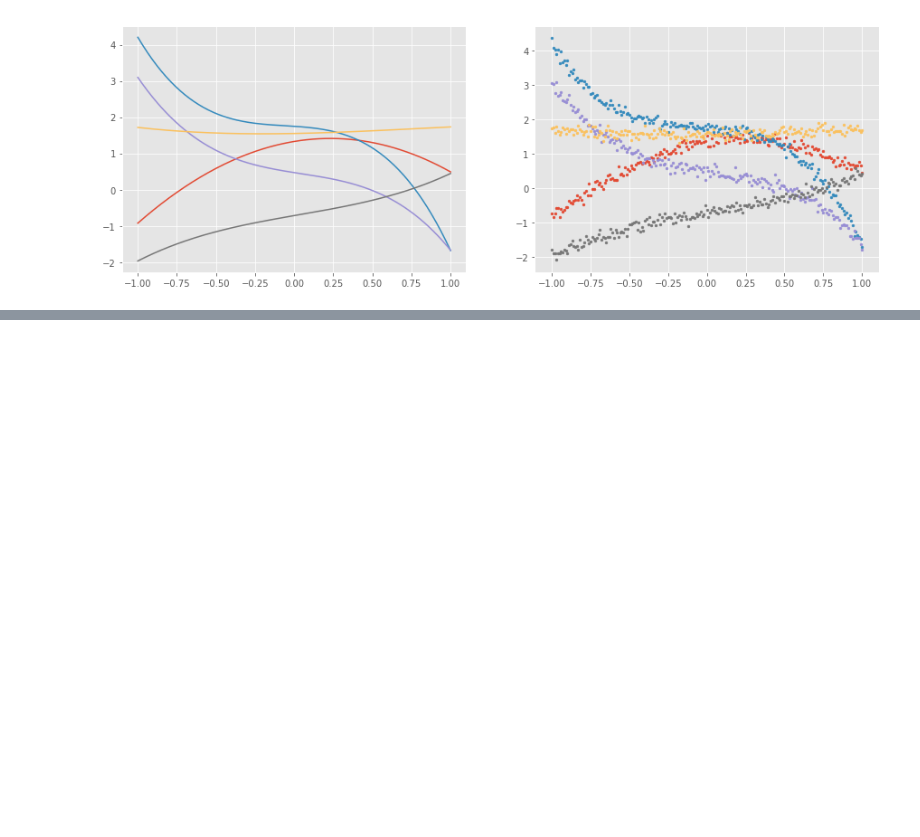
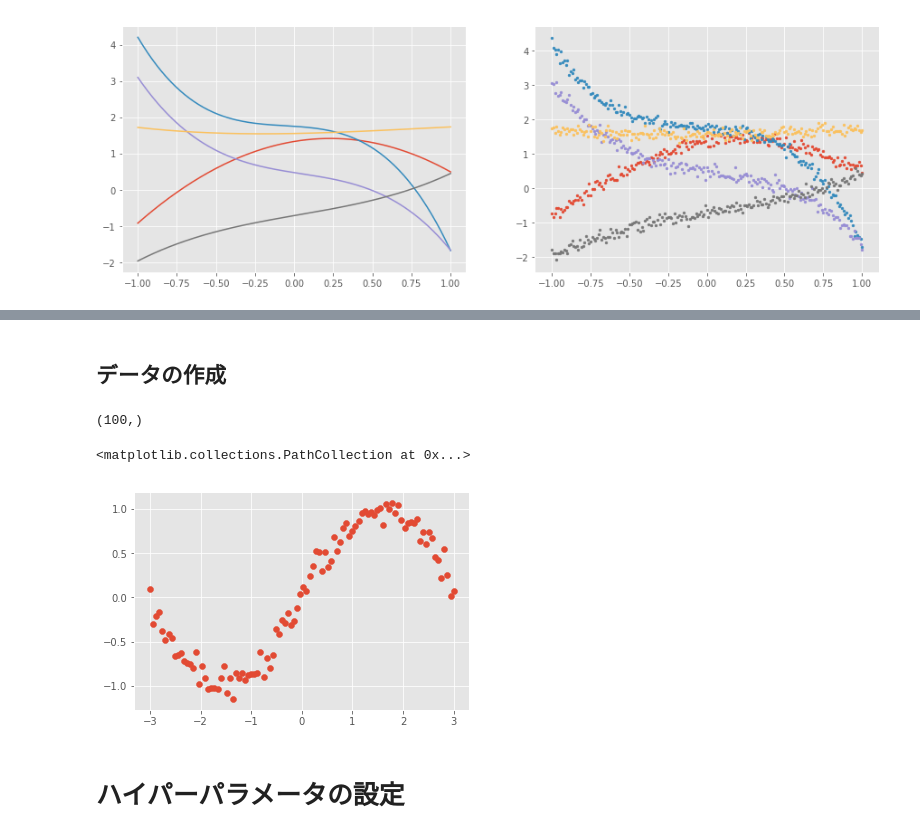
Before and after one commit to haru-256/bayes_inference, a Jupyter notebook: p_105_linear_regression.ipynb, the cells around one changed output, grey strips where cells are left out. Cells and saved outputs as stored; diff of their text form; code cells hidden in the pictures; blank space fills up the shorter version.

```diff
--- a/p_105_linear_regression.ipynb
+++ b/p_105_linear_regression.ipynb
@@ -59,0 +78,17 @@ for seed in range(5):
+# %% [markdown]
+## データの作成
+# %%
+seed = 20180530
+np.random.seed(seed)
+x_range=np.linspace(-3, 3, 100)
+Y = np.sin(x_range) + np.random.normal(loc=0, scale=0.1, size=len(x_range))
+Y.shape
+# %% [output]
+(100,)
+# %%
+plt.scatter(x_range, Y)
+# %% [output]
+<matplotlib.collections.PathCollection at 0x...>
+[figure, added]
+# %% [markdown]
+# ハイパーパラメータの設定
```
Also changed, not shown: parts of 7 cells of this notebook.
